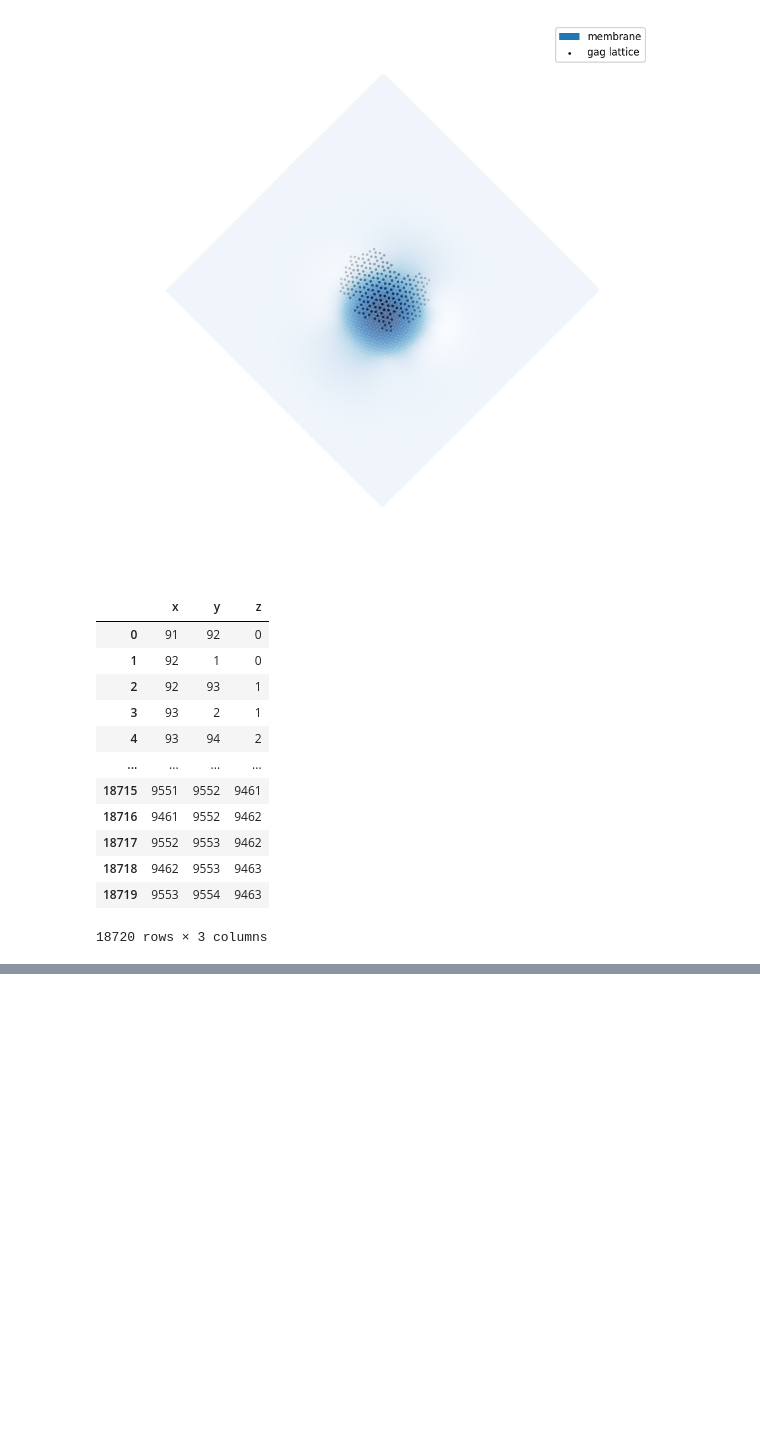
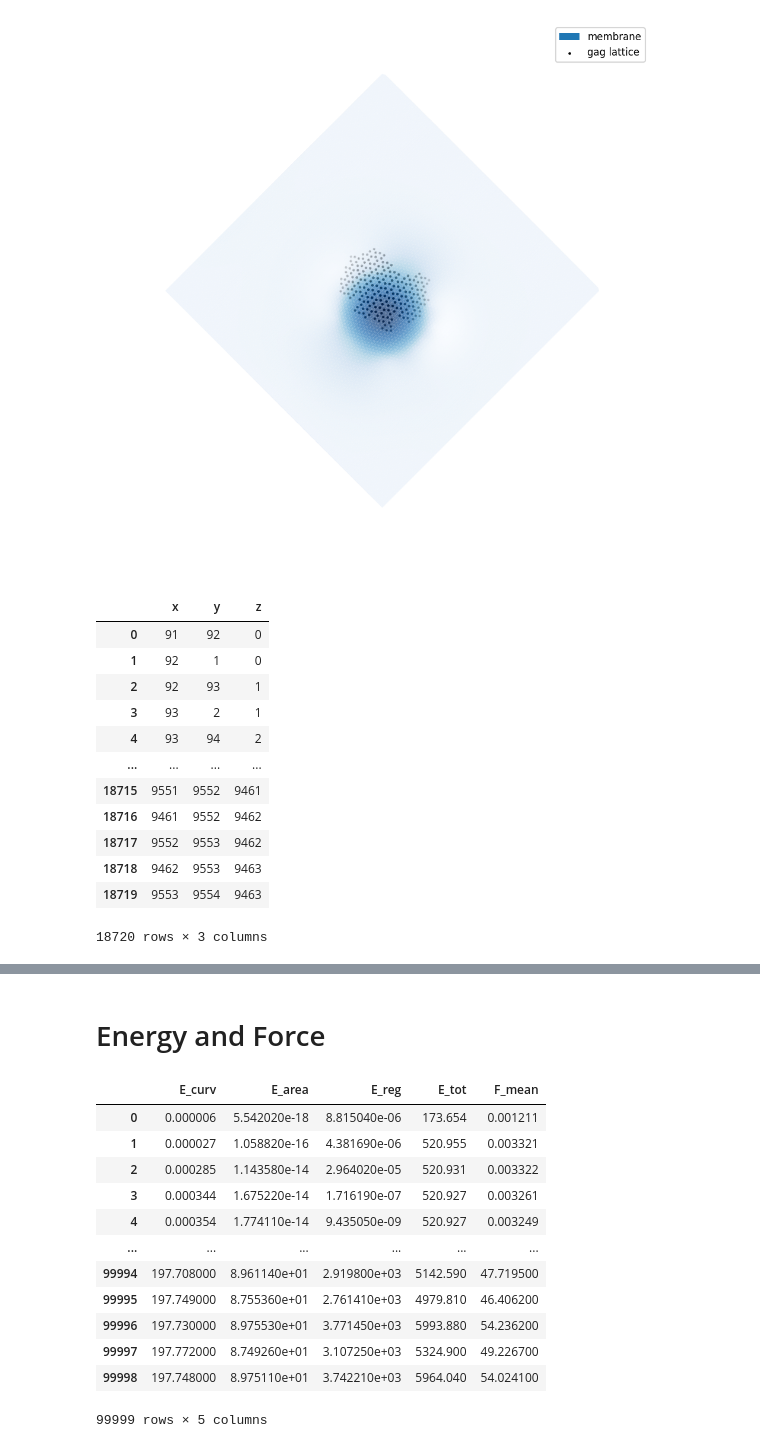
Before and after one commit to yingyue0414/results, a Jupyter notebook: splinePtM14G10/plotvertex.py.ipynb, the cells around one changed output, grey strips where cells are left out. Drawn from its saved outputs; the diff is of its cells as text; code cells hidden in the pictures; blank space fills up the shorter version.

```diff
--- a/splinePtM14G10/plotvertex.py.ipynb
+++ b/splinePtM14G10/plotvertex.py.ipynb
@@ -292,3 +295,24 @@ mesh.show()
 # %%
 #Move membrane above the gag complex (-17 to +10)
 #Add scaling constant k (0.01, +0.005 per iter)
+# %% [markdown]
+Energy and Force
+==
+# %%
+df_ef = pd.read_csv("EnergyForce.csv", index_col = False, header = None, skiprows = 1)
+df_ef.columns = ["E_curv", "E_area", "E_reg", "E_tot", "F_mean"]
+df_ef
+# %% [output]
+|  | E_curv | E_area | E_reg | E_tot | F_mean |
+| 0 | 0.000006 | 5.542020e-18 | 8.815040e-06 | 173.654 | 0.001211 |
+| 1 | 0.000027 | 1.058820e-16 | 4.381690e-06 | 520.955 | 0.003321 |
+| 2 | 0.000285 | 1.143580e-14 | 2.964020e-05 | 520.931 | 0.003322 |
+| 3 | 0.000344 | 1.675220e-14 | 1.716190e-07 | 520.927 | 0.003261 |
+| 4 | 0.000354 | 1.774110e-14 | 9.435050e-09 | 520.927 | 0.003249 |
+| ... | ... | ... | ... | ... | ... |
+| 99994 | 197.708000 | 8.961140e+01 | 2.919800e+03 | 5142.590 | 47.719500 |
+| 99995 | 197.749000 | 8.755360e+01 | 2.761410e+03 | 4979.810 | 46.406200 |
+| 99996 | 197.730000 | 8.975530e+01 | 3.771450e+03 | 5993.880 | 54.236200 |
+| 99997 | 197.772000 | 8.749260e+01 | 3.107250e+03 | 5324.900 | 49.226700 |
+| 99998 | 197.748000 | 8.975110e+01 | 3.742210e+03 | 5964.040 | 54.024100 |
+99999 rows × 5 columns
```
Also changed, not shown: parts of 11 cells of this notebook.
